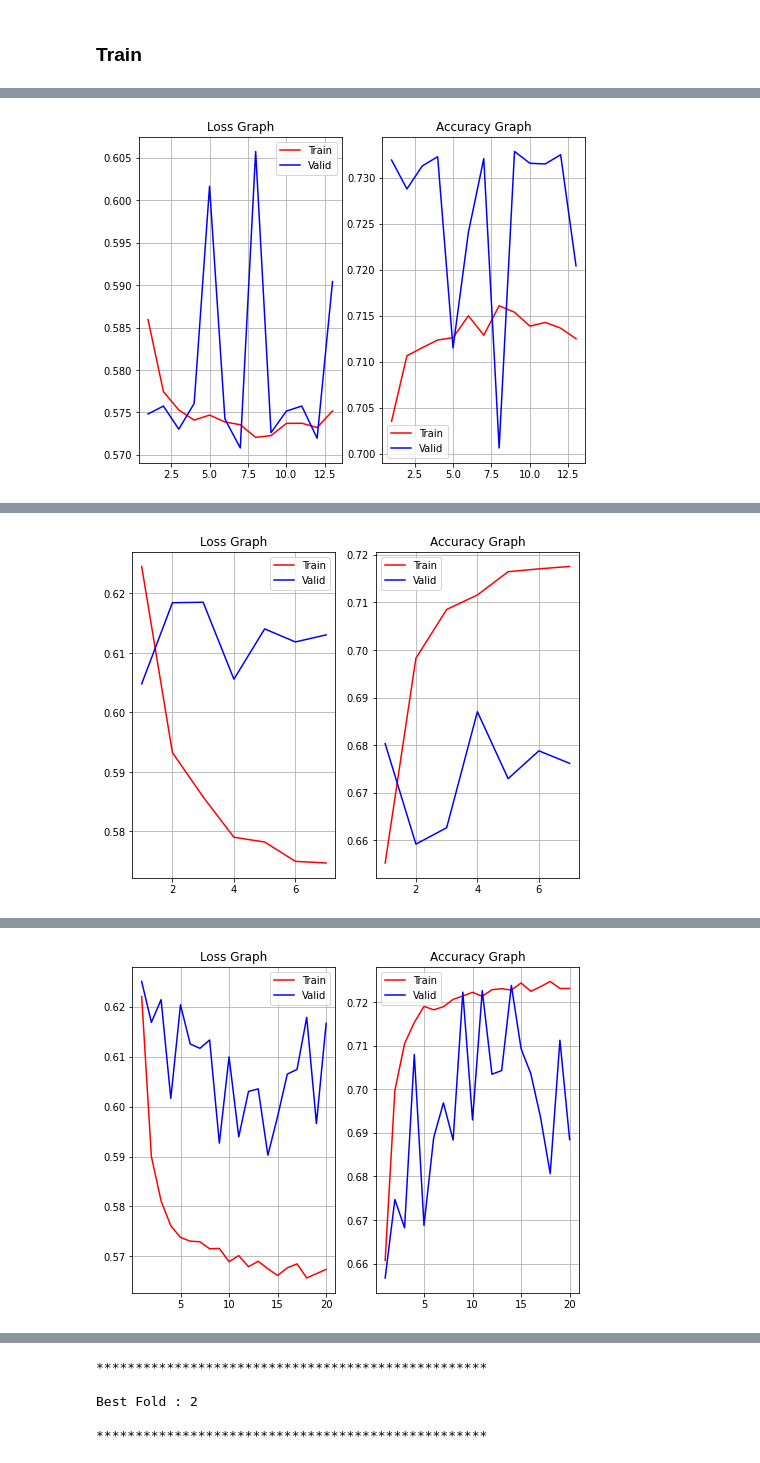
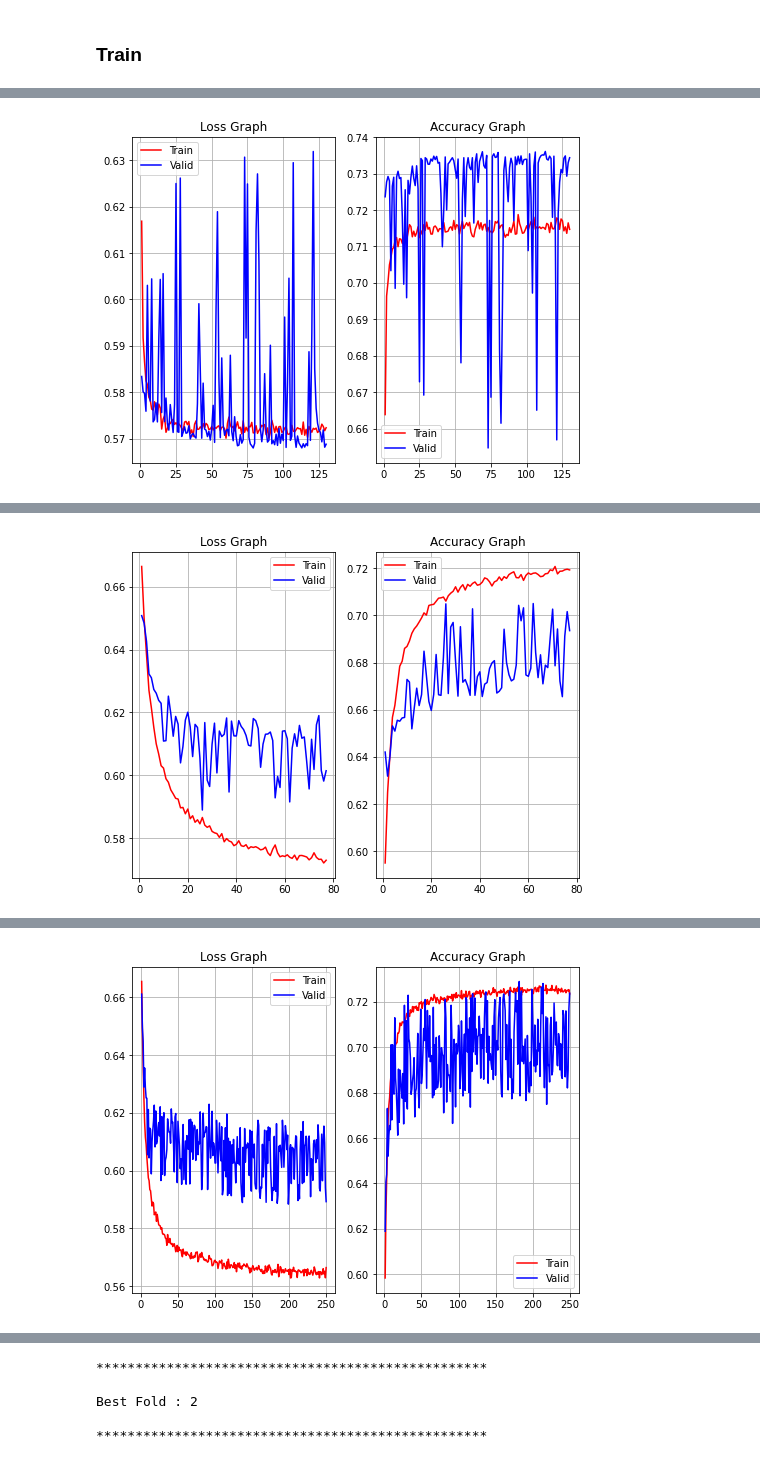
Before and after one commit to pcs-work/Kaggle-Notebooks, a Jupyter notebook: cdd/cardio-disease-1hl.ipynb, the cells around one changed output, grey strips where cells are left out. Cells and saved outputs as stored; diff of their text form; code cells hidden in the pictures.

```diff
--- a/cdd/cardio-disease-1hl.ipynb
+++ b/cdd/cardio-disease-1hl.ipynb
@@ -347,7 +347,7 @@ for tr_idx, va_idx in KFold(n_splits=cfg.n_splits, random_state=cfg.seed, shuffl
         "valid" : DL(va_data_setup, batch_size=cfg.batch_size, shuffle=False),
     }
 
-    cfg = CFG(epochs=20, lr=1e-3, wd=0.0, batch_size=512, HL=[32], DP=0.5, use_WN=True)
+    cfg = CFG(epochs=500, lr=1e-4, wd=1e-5, early_stopping=50, batch_size=512, HL=[32], DP=0.5, use_WN=True)
 
     torch.manual_seed(cfg.seed)
     model = Model(IL=tr_features.shape[1], HL=cfg.HL, DP=cfg.DP, use_WN=cfg.use_WN).to(cfg.device)
@@ -403,6 +403,6 @@ Time Taken [13 Epochs] : 2.03 minutes
 
 **************************************************
-[figure, old version]
+[figure, new version]
 **************************************************
 
 Training Fold 2...
@@ -421,6 +421,6 @@ Time Taken [7 Epochs] : 0.21 minutes
 
 **************************************************
-[figure, old version]
+[figure, new version]
 **************************************************
 
 Training Fold 3...
@@ -439,6 +439,6 @@ Time Taken [20 Epochs] : 0.61 minutes
 
 **************************************************
-[figure, old version]
+[figure, new version]
 **************************************************
 
 Training Fold 4...
```
Also changed, not shown: parts of 1 cell of this notebook.
